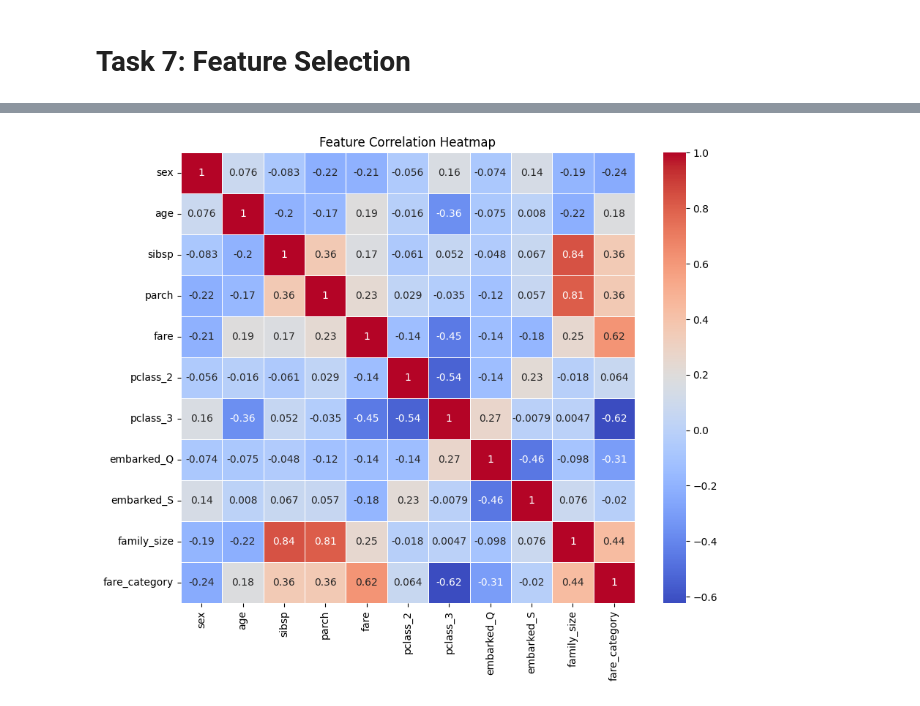
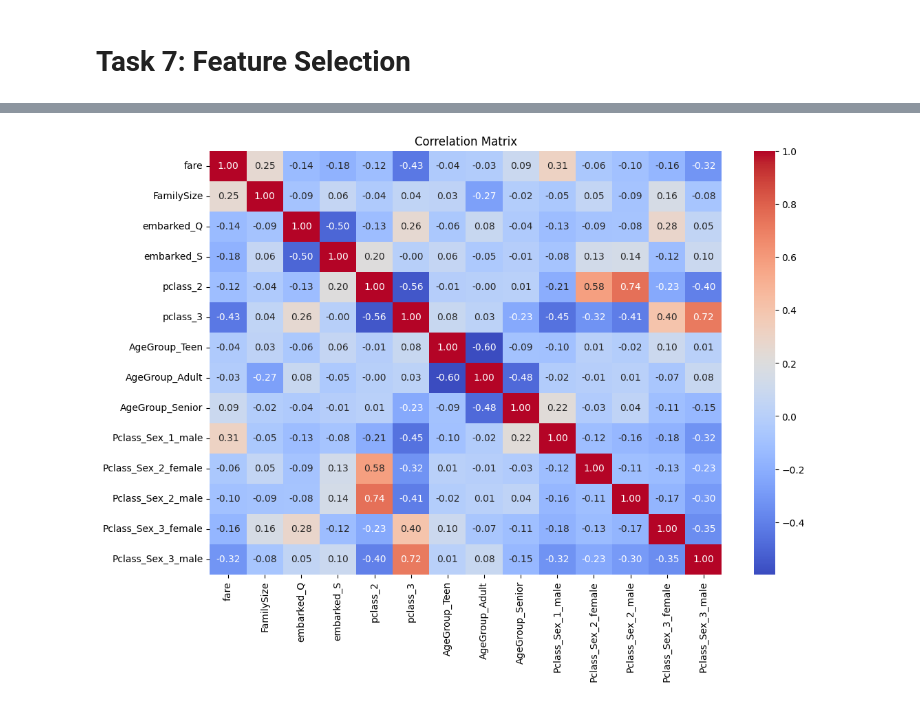
Before and after one commit to lucaskvz/AI-MACHINE-LEARNING-FOUNDATIONS, a Jupyter notebook: assignment_1_Lucas_Van_Zyl.ipynb, the cells around one changed output, grey strips where cells are left out. Cells and saved outputs as stored; diff of their text form; code cells hidden in the pictures.

```diff
--- a/assignment_1_Lucas_Van_Zyl.ipynb
+++ b/assignment_1_Lucas_Van_Zyl.ipynb
@@ -612,3 +612,11 @@ print(X_train.head())
 642                 False               True
 1294                False               True
 1015                False               True
+# %%
+# Align columns between the training, validation, and test sets
+X_train, X_val = X_train.align(X_val, join='left', axis=1)
+X_train, X_test = X_train.align(X_test, join='left', axis=1)
+# Check the number of features again after aligning
+print(f"Number of features in training set: {X_train.shape[1]}")
+print(f"Number of features in validation set: {X_val.shape[1]}")
+print(f"Number of features in test set: {X_test.shape[1]}")
@@ -629,7 +641,7 @@ X_train.head()
 | 1015 | 0 | 55.5 | 0 | 0 | 8.0500 | 1 | False | True | False | True | ... |
 # %%
 # These are still in X_train and now redundant
-drop_cols = ["sibsp", "parch", "age"]
+drop_cols = ["sibsp", "parch", "age","sex"]
 # Drop them
 X_train.drop(columns=drop_cols, inplace=True)
 X_val.drop(columns=drop_cols, inplace=True)
@@ -734,0 +664,12 @@ print(splitDistribution)
+# %%
+# numerical features to scale
+numeric_features = ["fare", "FamilySize"]
+# inititializing the StandardScaler
+scaler = StandardScaler()
+# Fit only on training data (wont make this mistake again....)
+X_train[numeric_features] = scaler.fit_transform(X_train[numeric_features])
+# Apply same transformation to validation and test sets
+X_val[numeric_features] = scaler.transform(X_val[numeric_features])
+X_test[numeric_features] = scaler.transform(X_test[numeric_features])
+# Confirm scaling worked
+print(X_train.head())
@@ -827,10 +746,11 @@ Lets look at these low variance features in more depth with a correlation analys
 # %%
-corr_matrix = xTrainBalanced.corr()
-
-# Create a heatmap
-plt.figure(figsize=(10, 8))
-sns.heatmap(corr_matrix, annot=True, cmap="coolwarm", linewidths=0.5)
-plt.title("Feature Correlation Heatmap")
+correlation_matrix = X_train.corr()
+# Display the correlation matrix
+import seaborn as sns
+import matplotlib.pyplot as plt
+plt.figure(figsize=(12, 8))
+sns.heatmap(correlation_matrix, annot=True, cmap="coolwarm", fmt=".2f")
+plt.title("Correlation Matrix")
 plt.show()
 # %% [output]
-[figure, old version]
+[figure, new version]
```
Also changed, not shown: parts of 35 cells of this notebook.
